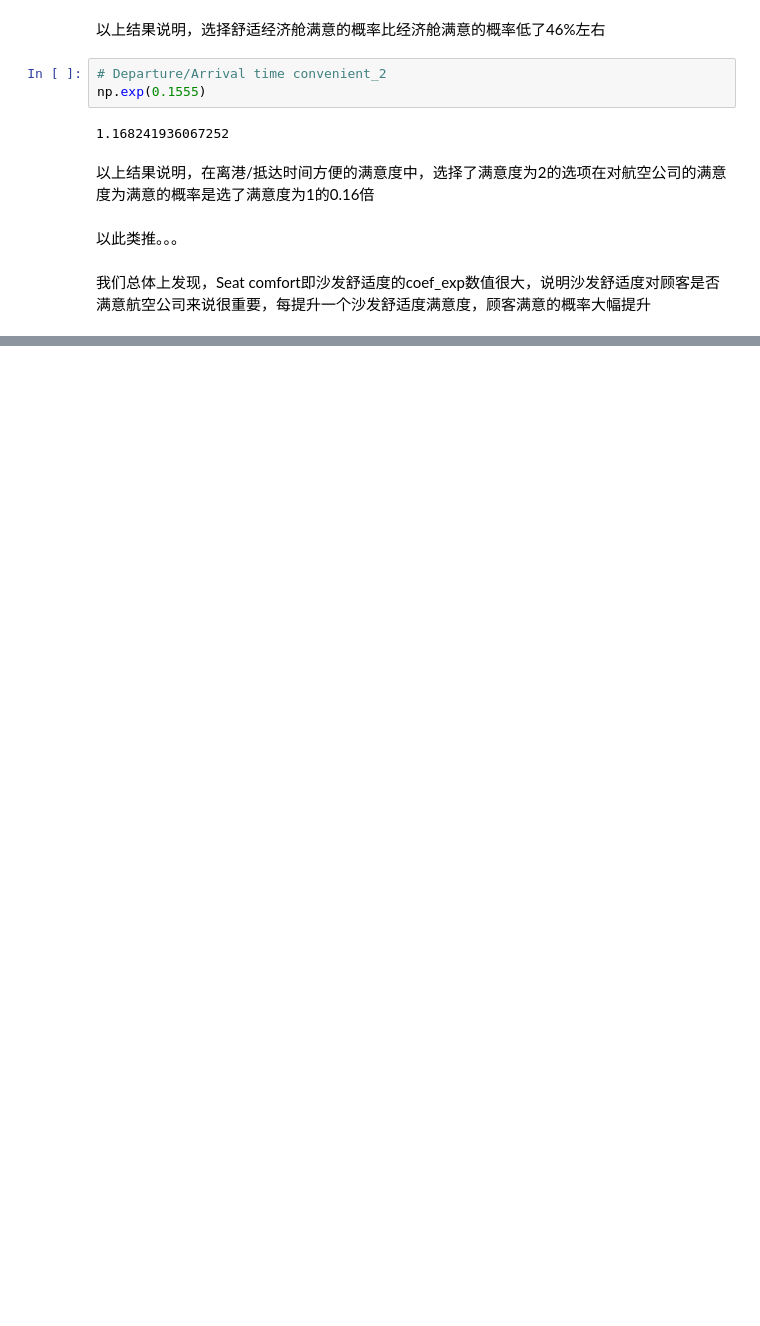
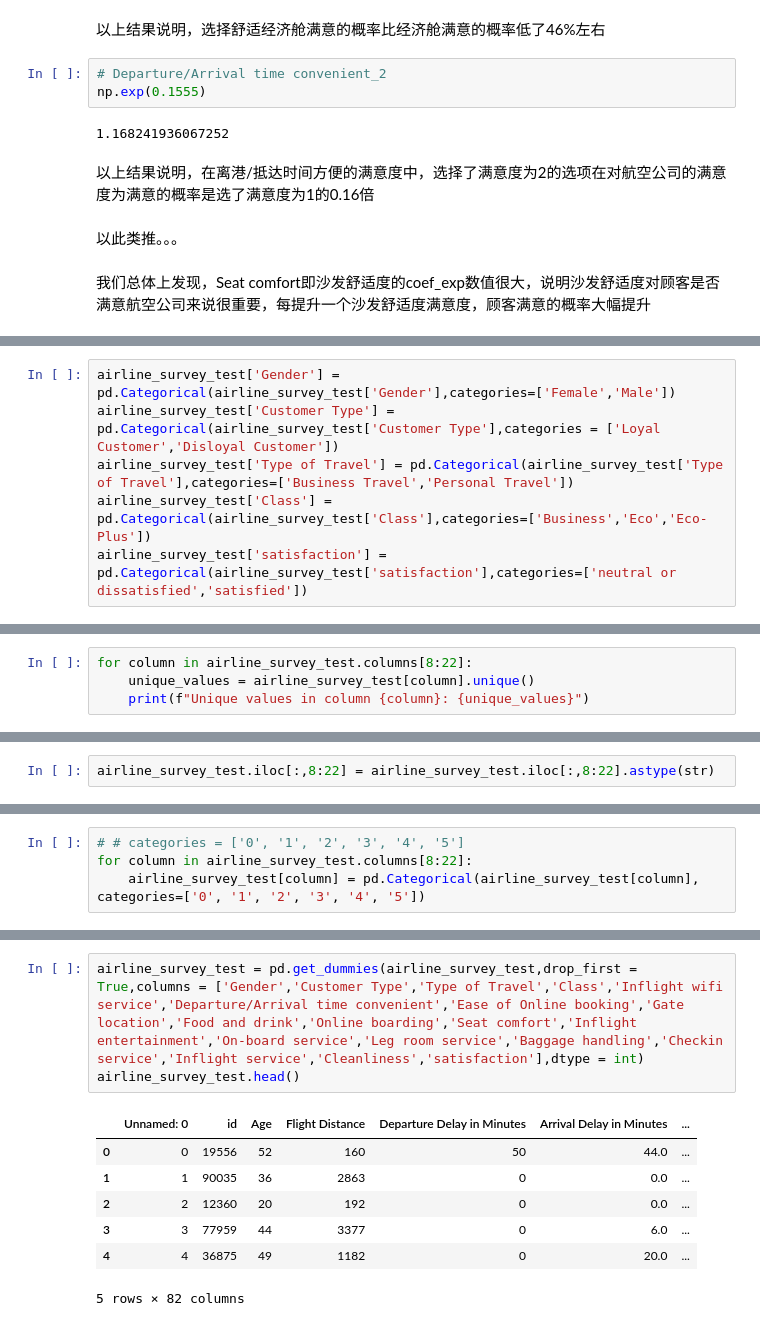
Before and after one commit to Tindoiimu/Python_data_analysis, a Jupyter notebook: 航空公司乘客满意度数据集.ipynb, the cells around one changed output, grey strips where cells are left out. Saved outputs shown, nothing was run; the diff lists cells and outputs as text; blank space fills up the shorter version.

```diff
--- a/航空公司乘客满意度数据集.ipynb
+++ b/航空公司乘客满意度数据集.ipynb
@@ -814,0 +853,6 @@ np.exp(0.1555)
+# %%
+airline_survey_test['Gender'] = pd.Categorical(airline_survey_test['Gender'],categories=['Female','Male'])
+airline_survey_test['Customer Type'] = pd.Categorical(airline_survey_test['Customer Type'],categories = ['Loyal Customer','Disloyal Customer'])
+airline_survey_test['Type of Travel'] = pd.Categorical(airline_survey_test['Type of Travel'],categories=['Business Travel','Personal Travel'])
+airline_survey_test['Class'] = pd.Categorical(airline_survey_test['Class'],categories=['Business','Eco','Eco-Plus'])
+airline_survey_test['satisfaction'] = pd.Categorical(airline_survey_test['satisfaction'],categories=['neutral or dissatisfied','satisfied'])
@@ -814,0 +879,4 @@ np.exp(0.1555)
+# %%
+for column in airline_survey_test.columns[8:22]:
+    unique_values = airline_survey_test[column].unique()
+    print(f"Unique values in column {column}: {unique_values}")
@@ -814,0 +898,2 @@ np.exp(0.1555)
+# %%
+airline_survey_test.iloc[:,8:22] = airline_survey_test.iloc[:,8:22].astype(str)
@@ -814,0 +920,4 @@ np.exp(0.1555)
+# %%
+# # categories = ['0', '1', '2', '3', '4', '5']
+for column in airline_survey_test.columns[8:22]:
+    airline_survey_test[column] = pd.Categorical(airline_survey_test[column], categories=['0', '1', '2', '3', '4', '5'])
@@ -814,0 +944,11 @@ np.exp(0.1555)
+# %%
+airline_survey_test = pd.get_dummies(airline_survey_test,drop_first = True,columns = ['Gender','Customer Type','Type of Travel','Class','Inflight wifi service','Departure/Arrival time convenient','Ease of Online booking','Gate location','Food and drink','Online boarding','Seat comfort','Inflight entertainment','On-board service','Leg room service','Baggage handling','Checkin service','Inflight service','Cleanliness','satisfaction'],dtype = int)
+airline_survey_test.head()
+# %% [output]
+|  | Unnamed: 0 | id | Age | Flight Distance | Departure Delay in Minutes | Arrival Delay in Minutes | ... |
+| 0 | 0 | 19556 | 52 | 160 | 50 | 44.0 | ... |
+| 1 | 1 | 90035 | 36 | 2863 | 0 | 0.0 | ... |
+| 2 | 2 | 12360 | 20 | 192 | 0 | 0.0 | ... |
+| 3 | 3 | 77959 | 44 | 3377 | 0 | 6.0 | ... |
+| 4 | 4 | 36875 | 49 | 1182 | 0 | 20.0 | ... |
+5 rows × 82 columns
```
Also changed, not shown: parts of 17 cells of this notebook.
